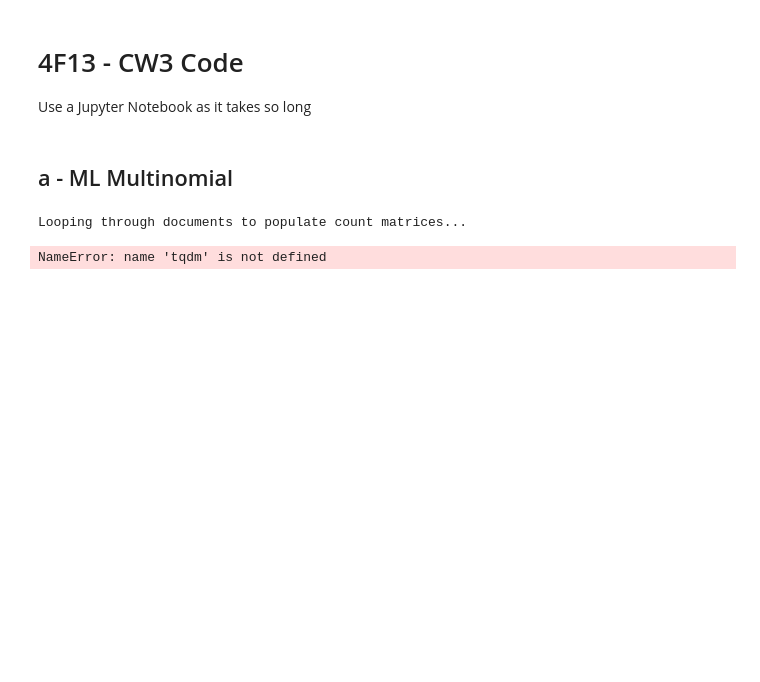
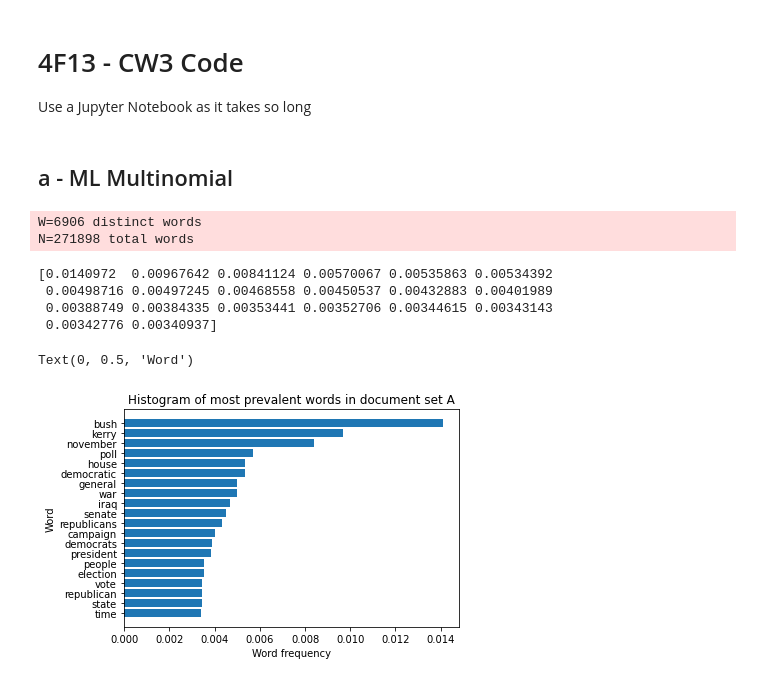
Before and after one commit to LozzaTray/4F10, a Jupyter notebook: C3/code/cw3.ipynb, the cells around one changed output. Drawn from its saved outputs; the diff is of its cells as text; code cells hidden in the pictures; blank space fills up the shorter version.

```diff
--- a/C3/code/cw3.ipynb
+++ b/C3/code/cw3.ipynb
@@ -20,19 +20,43 @@ W = np.max([np.max(A[:, 1]), np.max(B[:, 1])])  # total number of unique words
 D = np.max(A[:, 0])  # number of documents in A
 
 # Initialization: assign each document a mixture component at random
-sw = np.zeros((W, 1))  # K multinomials over W unique words
+word_counts = np.zeros(W)  # counts of each word
 
 # Populate the count matrices by looping over documents
-print("Looping through documents to populate count matrices...")
 for doc in tqdm(range(D)):
     doc_indices = np.where(A[:, 0] == doc+1)  # get all occurrences of document d in the training data
     word_ids = np.array(A[doc_indices, 1])  # unique word id's in document d
-    counts = np.array(A[d_indices, 2])  # counts of words in document d
-    sw[word_ids-1] += counts  # number of times w is assigned to component k
+    counts = np.array(A[doc_indices, 2])  # counts of words in document d
+    word_counts[word_ids-1] += counts  # number of times w is assigned to component k
+print("complete")
 
+num_words = np.sum(word_counts).astype(int)
+word_frequencies = np.true_divide(word_counts, num_words)
 
-sorted_indices = np.argsort(counts)
-print(sw[sorted_indices])
+print("W={} distinct words".format(W))
+print("N={} total words".format(num_words))
 # %% [output]
-Looping through documents to populate count matrices...
+W=6906 distinct words
+N=271898 total words
-NameError: name 'tqdm' is not defined
+# %%
+import matplotlib.pyplot as plt
+
+
+cutoff = 20
+top_word_indices = np.argsort(word_frequencies)[::-1][:cutoff]
+top_frequencies = word_frequencies[top_word_indices]
+top_words = [word[0] for word in V[top_word_indices, 0]]
+
+print(top_frequencies)
+
+plt.barh(top_words[::-1], top_frequencies[::-1])
+plt.title("Histogram of most prevalent words in document set A")
+plt.xlabel("Word frequency")
+plt.ylabel("Word")
+# %% [output]
+[0.0140972  0.00967642 0.00841124 0.00570067 0.00535863 0.00534392
+ 0.00498716 0.00497245 0.00468558 0.00450537 0.00432883 0.00401989
+ 0.00388749 0.00384335 0.00353441 0.00352706 0.00344615 0.00343143
+ 0.00342776 0.00340937]
+Text(0, 0.5, 'Word')
+[figure, added]
```
Also changed, not shown: parts of 2 cells of this notebook, 4 other files.
